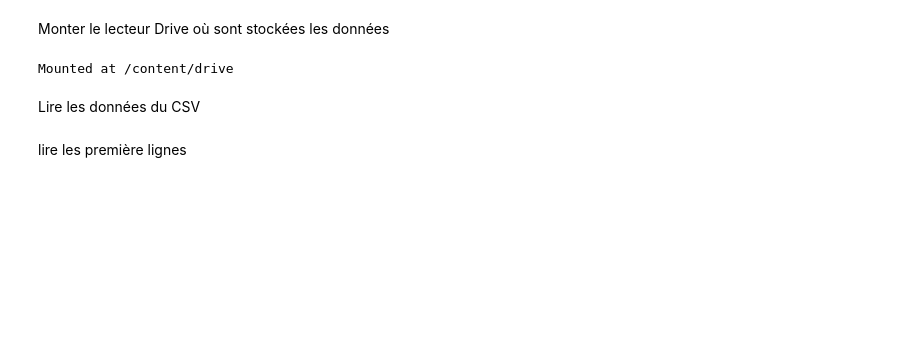
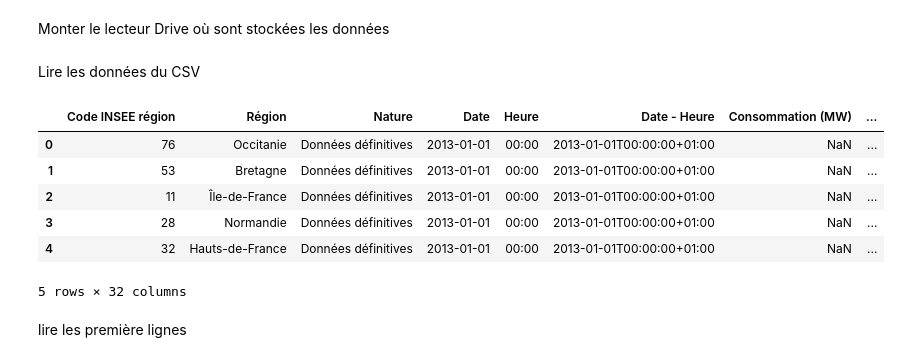
Before and after one commit to bricemeudec/projet-Energie, a Jupyter notebook: projet_energie.ipynb, the cells around one changed output. Drawn from its saved outputs; the diff is of its cells as text; code cells hidden in the pictures; blank space fills up the shorter version.

```diff
--- a/projet_energie.ipynb
+++ b/projet_energie.ipynb
@@ -2,8 +2,3 @@
 <a href="https://colab.research.google.com/github/bricemeudec/projet-Energie/blob/main/projet_energie.ipynb" target="_parent"><img src="https://colab.research.google.com/assets/colab-badge.svg" alt="Open In Colab"/></a>
 # %% [markdown]
 Monter le lecteur Drive où sont stockées les données
-# %%
-from google.colab import drive
-drive.mount('/content/drive')
-# %% [output]
-Mounted at /content/drive
@@ -17,2 +9,14 @@ df = pd.read_csv('/content/drive/MyDrive/eco2mix-regional-cons-def.csv', sep=';'
+# %%
+
+energie = pd.read_csv("eco2mix.csv", sep = ";")
+energie.head()
+# %% [output]
+|  | Code INSEE région | Région | Nature | Date | Heure | Date - Heure | Consommation (MW) | ... |
+| 0 | 76 | Occitanie | Données définitives | 2013-01-01 | 00:00 | 2013-01-01T00:00:00+01:00 | NaN | ... |
+| 1 | 53 | Bretagne | Données définitives | 2013-01-01 | 00:00 | 2013-01-01T00:00:00+01:00 | NaN | ... |
+| 2 | 11 | Île-de-France | Données définitives | 2013-01-01 | 00:00 | 2013-01-01T00:00:00+01:00 | NaN | ... |
+| 3 | 28 | Normandie | Données définitives | 2013-01-01 | 00:00 | 2013-01-01T00:00:00+01:00 | NaN | ... |
+| 4 | 32 | Hauts-de-France | Données définitives | 2013-01-01 | 00:00 | 2013-01-01T00:00:00+01:00 | NaN | ... |
+5 rows × 32 columns
 # %% [markdown]
 lire les première lignes
```
Also changed, not shown: parts of 21 cells of this notebook.
